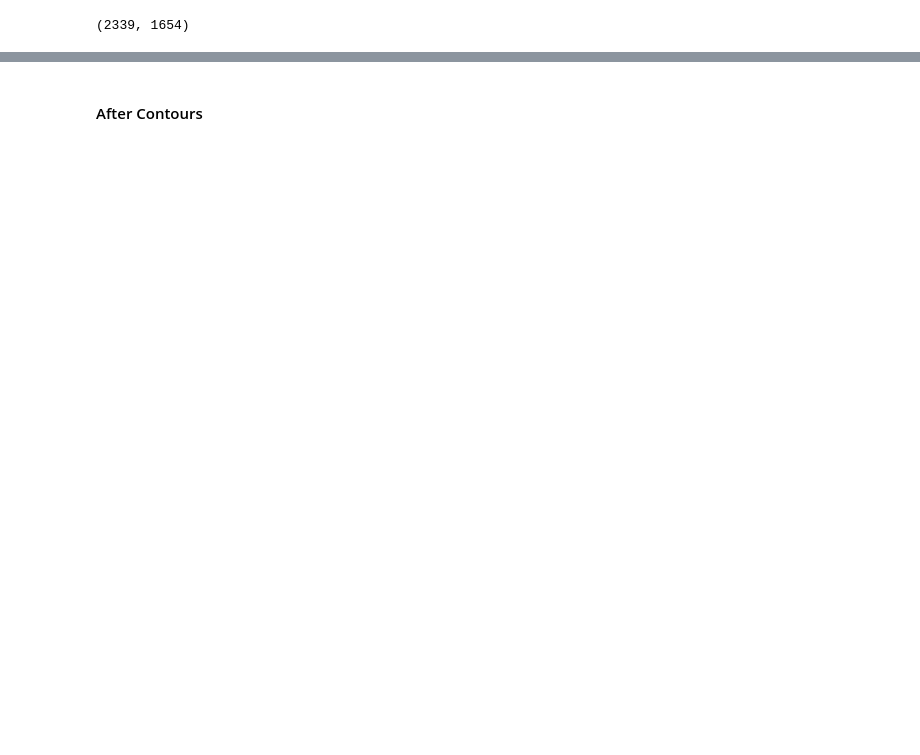
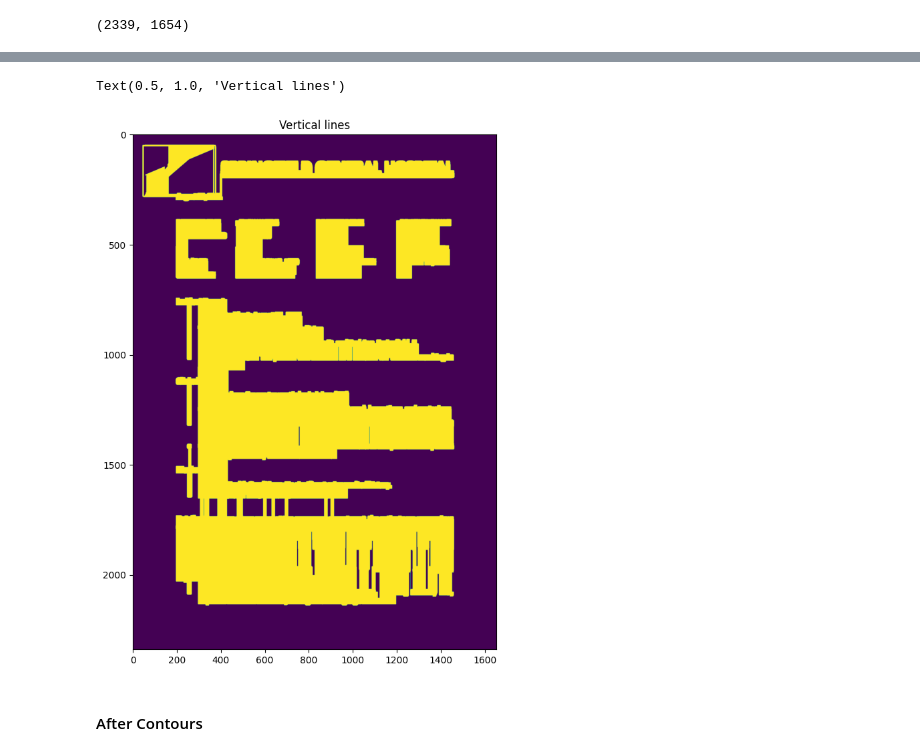
Before and after one commit to sayantani86/UnstructuredDataAPI, a Jupyter notebook: Image_Utils.ipynb, the cells around one changed output, grey strips where cells are left out. Cells and saved outputs as stored; diff of their text form; code cells hidden in the pictures; blank space fills up the shorter version.

```diff
--- a/Image_Utils.ipynb
+++ b/Image_Utils.ipynb
@@ -120,3 +84,27 @@ thresh = thresh_otsu(blur)[1]
+# %%
+vertical = np.copy(gray)
+verticalStructure = cv2.getStructuringElement(cv2.MORPH_RECT, (1, vertical.shape[0] // 30))
+
+vertical = cv2.erode(vertical, verticalStructure)
+vertical = cv2.dilate(vertical, verticalStructure)
+vertical = cv2.bitwise_not(vertical)
+
+edges = thresh_adaptive_mean(vertical)
+kernel = np.ones((2, 2), np.uint8)
+edges = cv2.dilate(edges, kernel)
+
+smooth = np.copy(vertical)
+smooth = cv2.blur(smooth, (2, 2))
+(rows, cols) = np.where(edges != 0)
+vertical[rows, cols] = smooth[rows, cols]
+
+f, (ax1) = plt.subplots(1, 1, figsize=(10, 10))
+
+ax1.imshow(vertical, vmin=0, vmax=255)
+ax1.set_title("Vertical lines")
+# %% [output]
+Text(0.5, 1.0, 'Vertical lines')
+[figure, added]
 # %% [markdown]
 #### After Contours
 # %%
```
Also changed, not shown: parts of 36 cells of this notebook, 4 other files.
